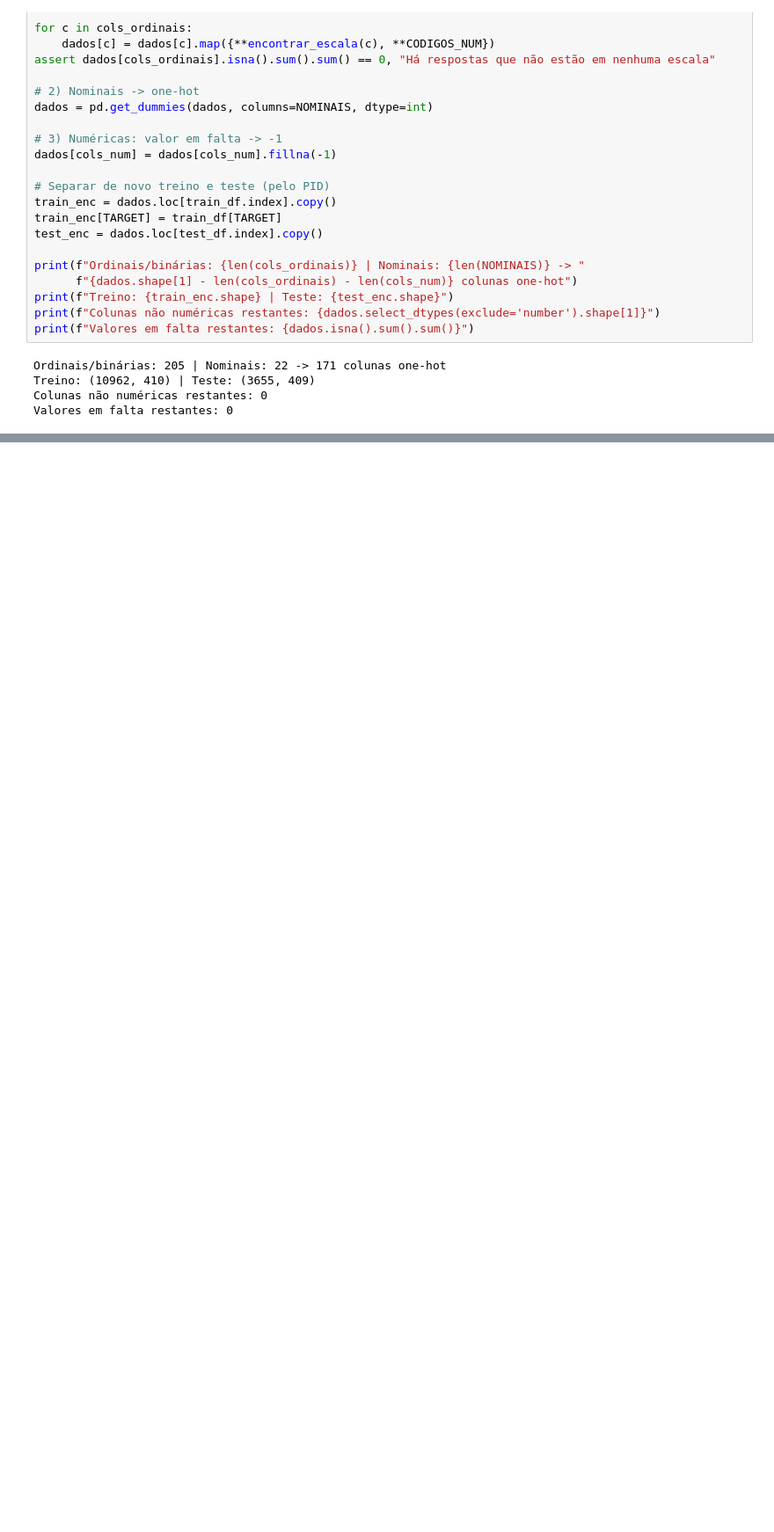
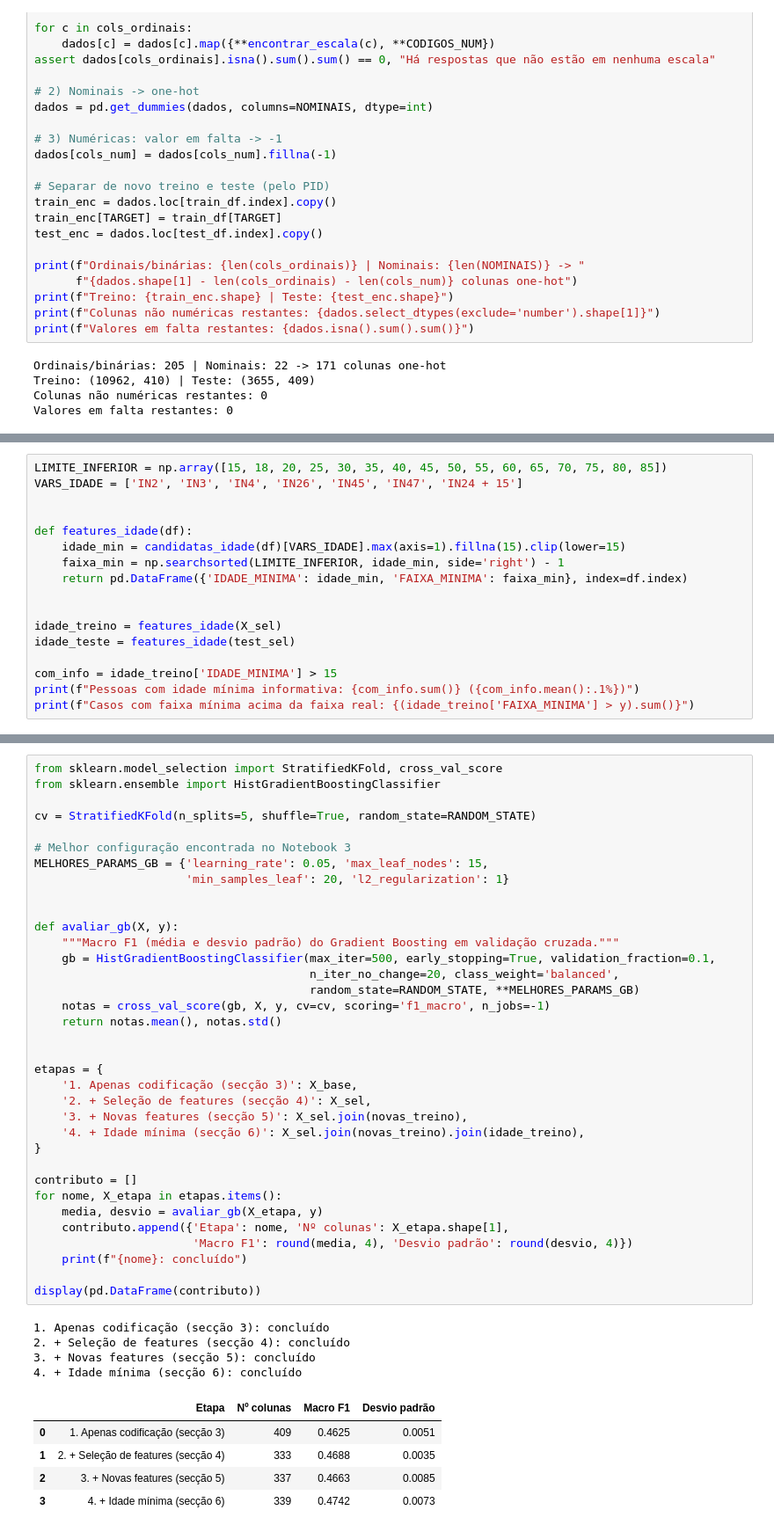
Before and after one commit to davidalves2/DAA, a Jupyter notebook: notebooks/Notebook_02.ipynb, the cells around one changed output, grey strips where cells are left out. Shown at 88% size. Drawn from its saved outputs; the diff is of its cells as text; blank space fills up the shorter version.

```diff
--- a/notebooks/Notebook_02.ipynb
+++ b/notebooks/Notebook_02.ipynb
@@ -266,0 +383,17 @@ Guardado: train_nb02.csv (10962, 410) | test_nb02.csv (3655, 409)
+# %%
+LIMITE_INFERIOR = np.array([15, 18, 20, 25, 30, 35, 40, 45, 50, 55, 60, 65, 70, 75, 80, 85])
+VARS_IDADE = ['IN2', 'IN3', 'IN4', 'IN26', 'IN45', 'IN47', 'IN24 + 15']
+
+
+def features_idade(df):
+    idade_min = candidatas_idade(df)[VARS_IDADE].max(axis=1).fillna(15).clip(lower=15)
+    faixa_min = np.searchsorted(LIMITE_INFERIOR, idade_min, side='right') - 1
+    return pd.DataFrame({'IDADE_MINIMA': idade_min, 'FAIXA_MINIMA': faixa_min}, index=df.index)
+
+
+idade_treino = features_idade(X_sel)
+idade_teste = features_idade(test_sel)
+
+com_info = idade_treino['IDADE_MINIMA'] > 15
+print(f"Pessoas com idade mínima informativa: {com_info.sum()} ({com_info.mean():.1%})")
+print(f"Casos com faixa mínima acima da faixa real: {(idade_treino['FAIXA_MINIMA'] > y).sum()}")
@@ -266,0 +411,45 @@ Guardado: train_nb02.csv (10962, 410) | test_nb02.csv (3655, 409)
+# %%
+from sklearn.model_selection import StratifiedKFold, cross_val_score
+from sklearn.ensemble import HistGradientBoostingClassifier
+
+cv = StratifiedKFold(n_splits=5, shuffle=True, random_state=RANDOM_STATE)
+
+# Melhor configuração encontrada no Notebook 3
+MELHORES_PARAMS_GB = {'learning_rate': 0.05, 'max_leaf_nodes': 15,
+                      'min_samples_leaf': 20, 'l2_regularization': 1}
+
+
+def avaliar_gb(X, y):
+    """Macro F1 (média e desvio padrão) do Gradient Boosting em validação cruzada."""
+    gb = HistGradientBoostingClassifier(max_iter=500, early_stopping=True, validation_fraction=0.1,
+                                        n_iter_no_change=20, class_weight='balanced',
+                                        random_state=RANDOM_STATE, **MELHORES_PARAMS_GB)
+    notas = cross_val_score(gb, X, y, cv=cv, scoring='f1_macro', n_jobs=-1)
+    return notas.mean(), notas.std()
+
+
+etapas = {
+    '1. Apenas codificação (secção 3)': X_base,
+    '2. + Seleção de features (secção 4)': X_sel,
+    '3. + Novas features (secção 5)': X_sel.join(novas_treino),
+    '4. + Idade mínima (secção 6)': X_sel.join(novas_treino).join(idade_treino),
+}
+
+contributo = []
+for nome, X_etapa in etapas.items():
+    media, desvio = avaliar_gb(X_etapa, y)
+    contributo.append({'Etapa': nome, 'Nº colunas': X_etapa.shape[1],
+                       'Macro F1': round(media, 4), 'Desvio padrão': round(desvio, 4)})
+    print(f"{nome}: concluído")
+
+display(pd.DataFrame(contributo))
+# %% [output]
+1. Apenas codificação (secção 3): concluído
+2. + Seleção de features (secção 4): concluído
+3. + Novas features (secção 5): concluído
+4. + Idade mínima (secção 6): concluído
+|  | Etapa | Nº colunas | Macro F1 | Desvio padrão |
+| 0 | 1. Apenas codificação (secção 3) | 409 | 0.4625 | 0.0051 |
+| 1 | 2. + Seleção de features (secção 4) | 333 | 0.4688 | 0.0035 |
+| 2 | 3. + Novas features (secção 5) | 337 | 0.4663 | 0.0085 |
+| 3 | 4. + Idade mínima (secção 6) | 339 | 0.4742 | 0.0073 |
```
Also changed, not shown: parts of 23 cells of this notebook, 5 other files.
